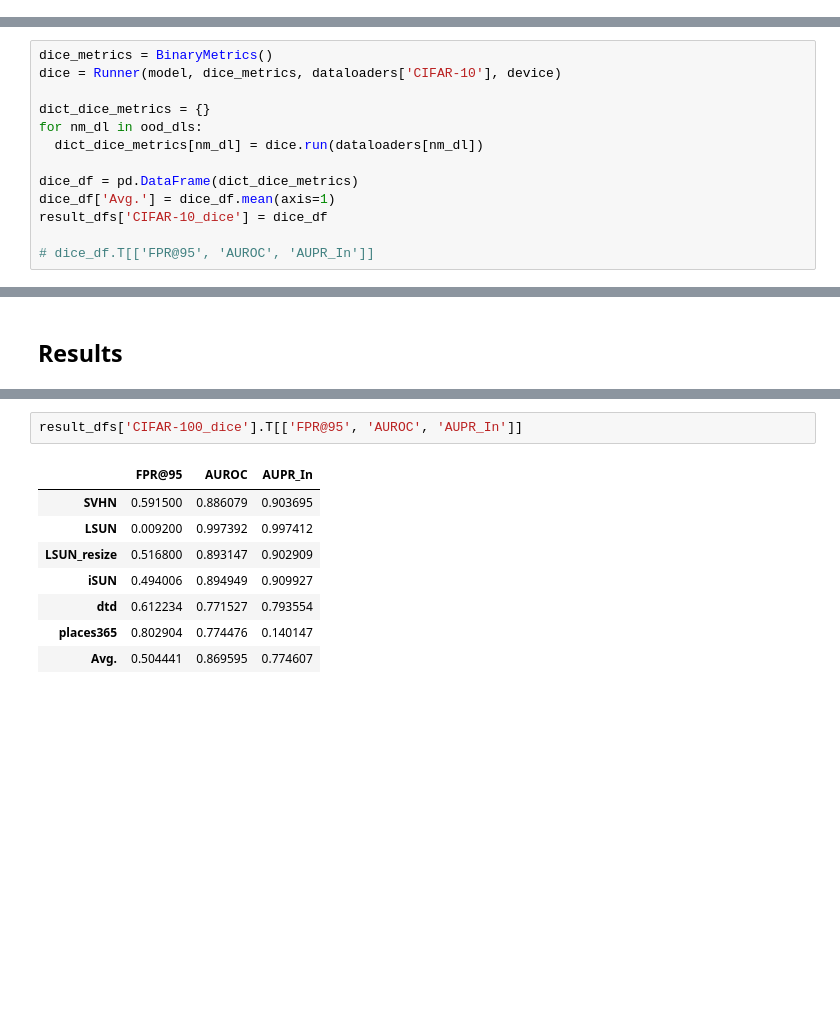
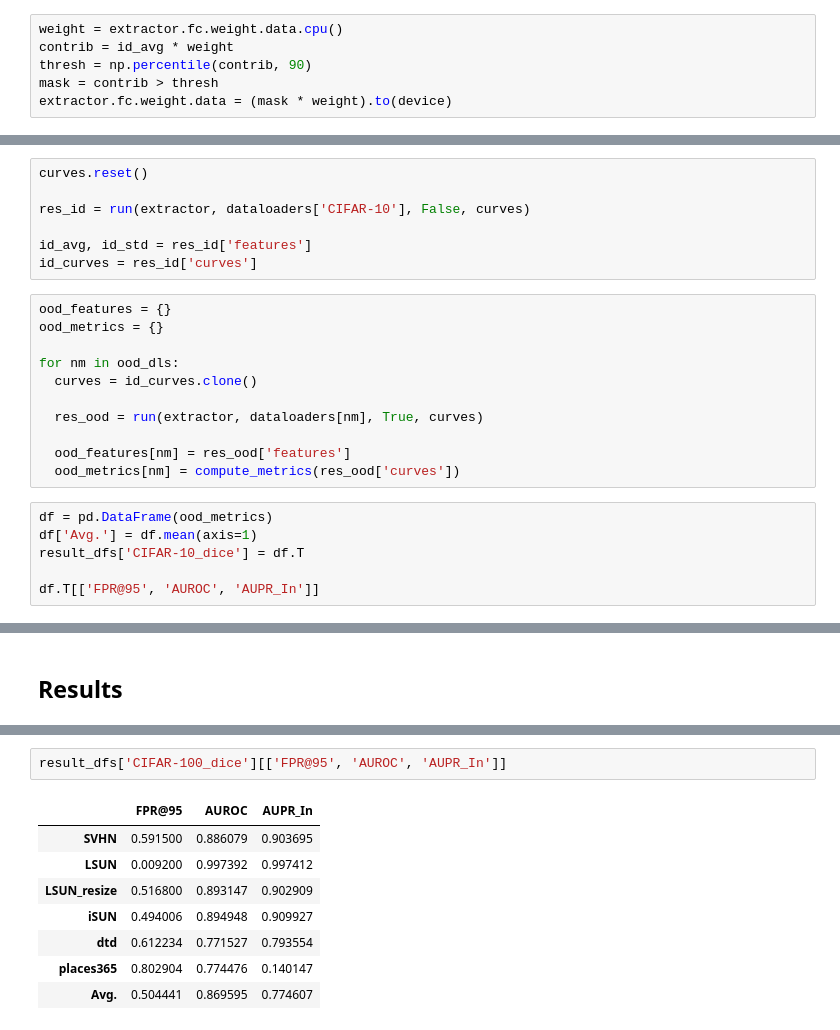
Before and after one commit to wizardbc/dice, a Jupyter notebook: DICE_CIFAR.ipynb, the cells around one changed output, grey strips where cells are left out. Saved outputs shown, nothing was run; the diff lists cells and outputs as text; blank space fills up the shorter version.

```diff
--- a/DICE_CIFAR.ipynb
+++ b/DICE_CIFAR.ipynb
@@ -150,0 +324,6 @@ model.set_dice_(avg_features.to(device), p=90)
+# %%
+weight = extractor.fc.weight.data.cpu()
+contrib = id_avg * weight
+thresh = np.percentile(contrib, 90)
+mask = contrib > thresh
+extractor.fc.weight.data = (mask * weight).to(device)
@@ -151,13 +353,24 @@ model.set_dice_(avg_features.to(device), p=90)
+# %%
+curves.reset()
+
+res_id = run(extractor, dataloaders['CIFAR-10'], False, curves)
+
+id_avg, id_std = res_id['features']
+id_curves = res_id['curves']
+# %%
+ood_features = {}
+ood_metrics = {}
+
+for nm in ood_dls:
+  curves = id_curves.clone()
+
+  res_ood = run(extractor, dataloaders[nm], True, curves)
+
+  ood_features[nm] = res_ood['features']
+  ood_metrics[nm] = compute_metrics(res_ood['curves'])
 # %%
-dice_metrics = BinaryMetrics()
-dice = Runner(model, dice_metrics, dataloaders['CIFAR-10'], device)
+df = pd.DataFrame(ood_metrics)
+df['Avg.'] = df.mean(axis=1)
+result_dfs['CIFAR-10_dice'] = df.T
 
-dict_dice_metrics = {}
-for nm_dl in ood_dls:
-  dict_dice_metrics[nm_dl] = dice.run(dataloaders[nm_dl])
-
-dice_df = pd.DataFrame(dict_dice_metrics)
-dice_df['Avg.'] = dice_df.mean(axis=1)
-result_dfs['CIFAR-10_dice'] = dice_df
-
-# dice_df.T[['FPR@95', 'AUROC', 'AUPR_In']]
+df.T[['FPR@95', 'AUROC', 'AUPR_In']]
@@ -175,13 +397,13 @@ result_dfs['CIFAR-100_energy'].T[['FPR@95', 'AUROC', 'AUPR_In']]
 | places365 | 0.782843 | 0.781495 | 0.141730 |
 | Avg. | 0.683844 | 0.812562 | 0.729651 |
 # %%
-result_dfs['CIFAR-100_dice'].T[['FPR@95', 'AUROC', 'AUPR_In']]
+result_dfs['CIFAR-100_dice'][['FPR@95', 'AUROC', 'AUPR_In']]
 # %% [output]
 |  | FPR@95 | AUROC | AUPR_In |
 | SVHN | 0.591500 | 0.886079 | 0.903695 |
 | LSUN | 0.009200 | 0.997392 | 0.997412 |
 | LSUN_resize | 0.516800 | 0.893147 | 0.902909 |
-| iSUN | 0.494006 | 0.894949 | 0.909927 |
+| iSUN | 0.494006 | 0.894948 | 0.909927 |
 | dtd | 0.612234 | 0.771527 | 0.793554 |
 | places365 | 0.802904 | 0.774476 | 0.140147 |
 | Avg. | 0.504441 | 0.869595 | 0.774607 |
```
Also changed, not shown: parts of 30 cells of this notebook, 4 other files.
